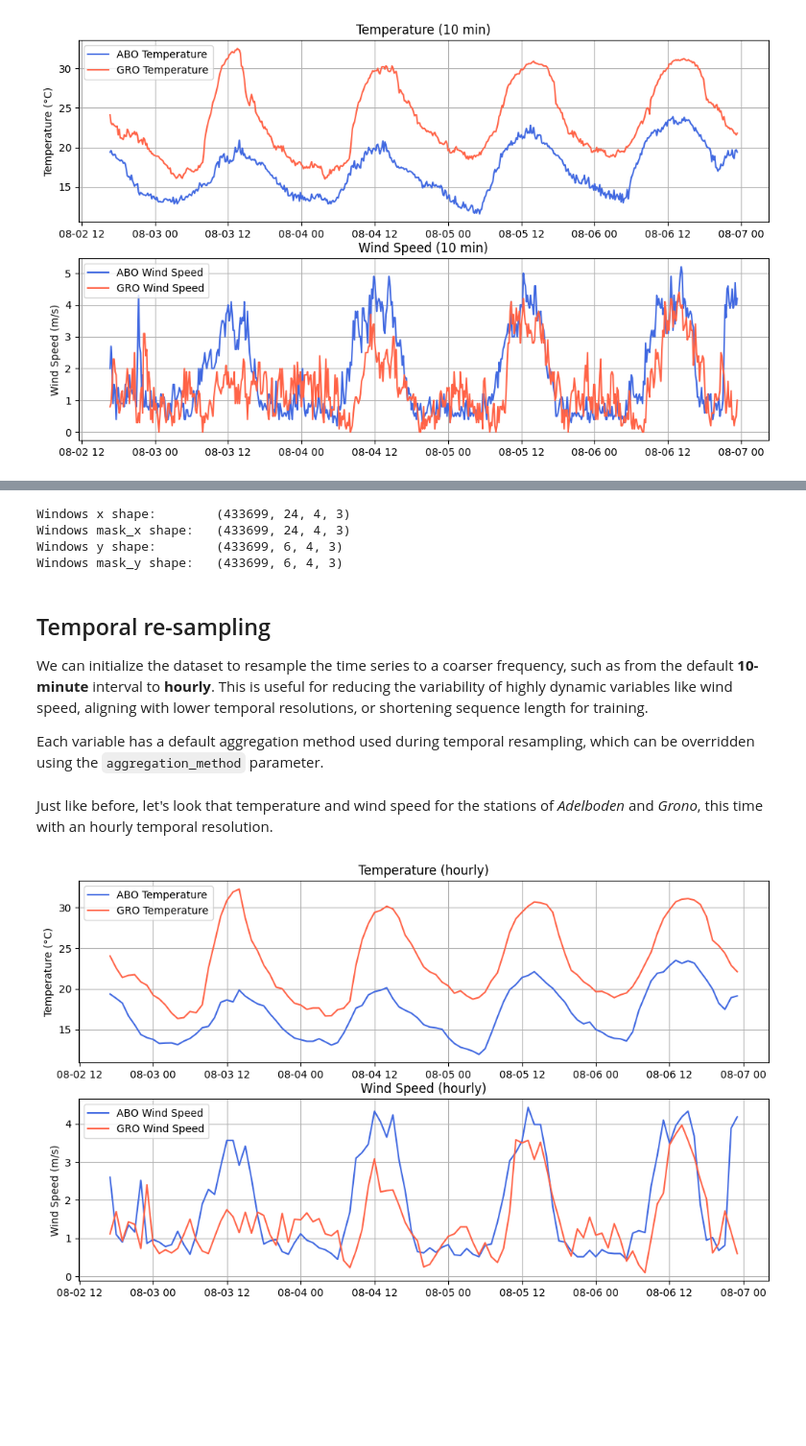
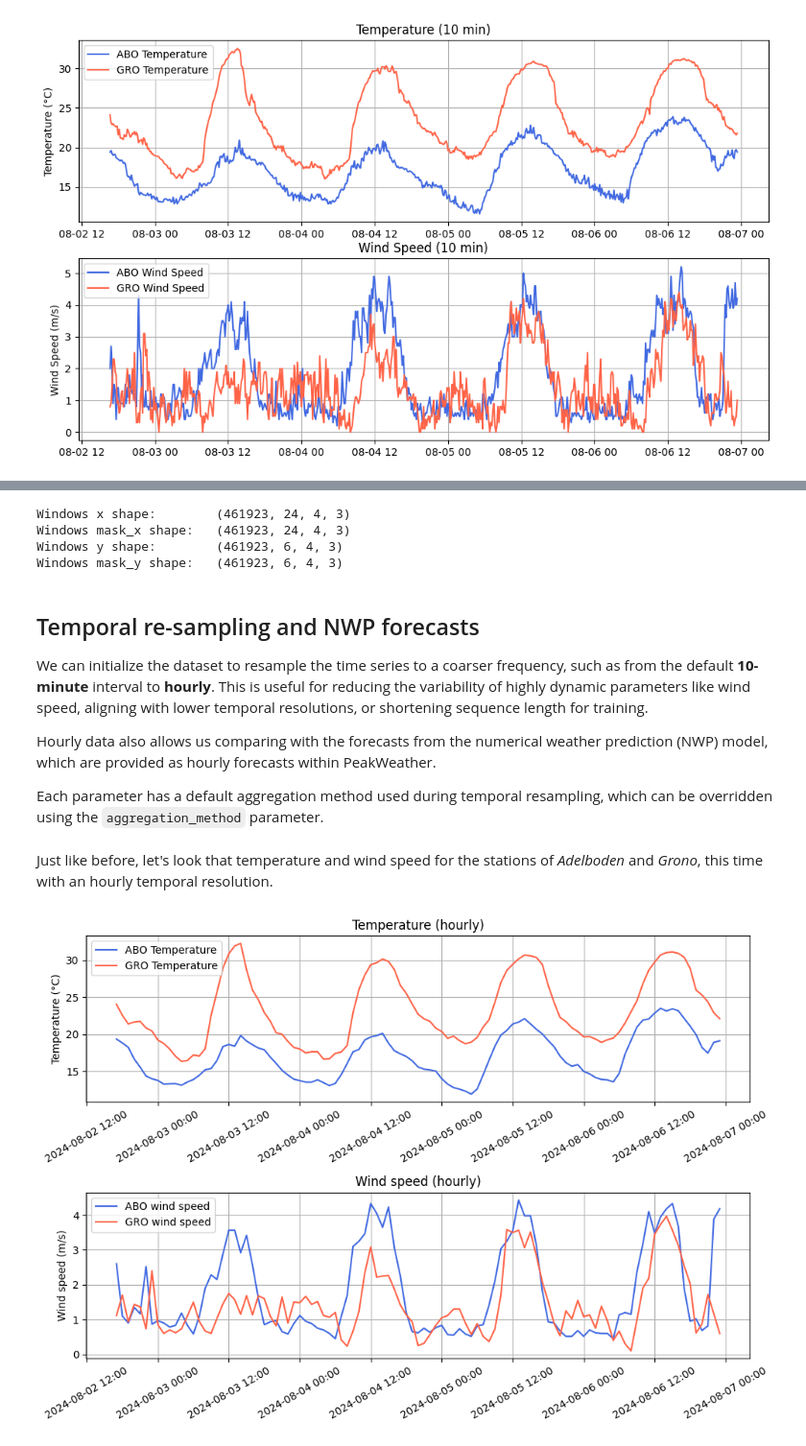
Before and after one commit to MeteoSwiss/PeakWeather, a Jupyter notebook: docs/source/examples/peakweather_demo.ipynb, the cells around one changed output, grey strips where cells are left out. Shown at 96% size. Cells and saved outputs as stored; diff of their text form; code cells hidden in the pictures; blank space fills up the shorter version.

```diff
--- a/docs/source/examples/peakweather_demo.ipynb
+++ b/docs/source/examples/peakweather_demo.ipynb
@@ -74,9 +75,6 @@ This prepares the data in a format that's easy to use with framework-specific da
 
 This returns arrays of shape `[n_w, w, n_s, n_f]` for the inputs `x` and `[n_w, h, n_s, n_f]` for the outputs `y`, where `n_w` is the number of windows (or examples/samples), `n_s` is the number of stations and `n_f` is the number of features.
 # %%
-lookback_size = 24
-horizon_size = 6
-
 windows = dataset.get_windows(
     window_size=24,  # number of lookback time steps
     horizon_size=6,  # number of lead times to be predicted
@@ -84,27 +82,31 @@ windows = dataset.get_windows(
     stations=['ABO', 'KLO', 'GRO', 'LUG']
 )
 
+# [num_windows, num_time_steps, num_stations, num_parameters]
 print(f"Windows x shape: \t{windows.x.shape}")
 print(f"Windows mask_x shape: \t{windows.mask_x.shape}")
 print(f"Windows y shape: \t{windows.y.shape}")
 print(f"Windows mask_y shape: \t{windows.mask_y.shape}")
 # %% [output]
-Windows x shape:        (433699, 24, 4, 3)
-Windows mask_x shape:   (433699, 24, 4, 3)
-Windows y shape:        (433699, 6, 4, 3)
-Windows mask_y shape:   (433699, 6, 4, 3)
+Windows x shape:        (461923, 24, 4, 3)
+Windows mask_x shape:   (461923, 24, 4, 3)
+Windows y shape:        (461923, 6, 4, 3)
+Windows mask_y shape:   (461923, 6, 4, 3)
 # %% [markdown]
-## Temporal re-sampling
+## Temporal re-sampling and NWP forecasts
 
 We can initialize the dataset to resample the time series to a coarser frequency, such as from the default **10-minute** interval to **hourly**.
-This is useful for reducing the variability of highly dynamic variables like wind speed, aligning with lower temporal resolutions, or shortening sequence length for training.
+This is useful for reducing the variability of highly dynamic parameters like wind speed, aligning with lower temporal resolutions, or shortening sequence length for training.
 
-Each variable has a default aggregation method used during temporal resampling, which can be overridden using the `aggregation_method` parameter.
+Hourly data also allows us comparing with the forecasts from the numerical weather prediction (NWP) model, which are provided as hourly forecasts within PeakWeather.
+
+Each parameter has a default aggregation method used during temporal resampling, which can be overridden using the `aggregation_method` parameter.
 # %%
 dataset = PeakWeatherDataset(
     freq='h',
     aggregation_methods={'temperature': 'mean',
-                         'humidity': 'mean'}
+                         'wind_gust': 'max'},
+    extended_nwp_pars=['temperature', 'wind_u', 'wind_v']
 )
 # %% [markdown]
 Just like before, let's look that temperature and wind speed for the stations of *Adelboden* and *Grono*, this time with an hourly temporal resolution.
@@ -117,24 +119,32 @@ df, mask = dataset.get_observations(
     return_mask=True
 )
 # %%
-fig, ax = plt.subplots(2, figsize=(12,7))
+fig, ax = plt.subplots(2, figsize=(10, 7))
 
 # Plot temperature
 ax[0].plot(df.index, df['ABO', 'temperature'], label='ABO Temperature', color='royalblue')
 ax[0].plot(df.index, df['GRO', 'temperature'], label='GRO Temperature', color='tomato')
 ax[0].set_title('Temperature (hourly)')
 ax[0].set_ylabel('Temperature (°C)')
 ax[0].legend()
 ax[0].grid(True)
 
-# Plot wind speed
-ax[1].plot(df.index, df['ABO', 'wind_speed'], label='ABO Wind Speed', color='royalblue')
-ax[1].plot(df.index, df['GRO', 'wind_speed'], label='GRO Wind Speed', color='tomato')
-ax[1].set_title('Wind Speed (hourly)')
-ax[1].set_ylabel('Wind Speed (m/s)')
+ax[1].plot(df.index, df['ABO', 'wind_speed'], label='ABO wind speed', color='royalblue')
+ax[1].plot(df.index, df['GRO', 'wind_speed'], label='GRO wind speed', color='tomato')
+ax[1].set_title('Wind speed (hourly)')
+ax[1].set_ylabel('Wind speed (m/s)')
 ax[1].legend()
 ax[1].grid(True)
 
+ax[0].xaxis.set_major_formatter(mdates.DateFormatter('%Y-%m-%d %H:%M'))
+ax[0].xaxis.set_major_locator(mdates.AutoDateLocator())
+ax[0].tick_params(axis='x', rotation=30)
+
+ax[1].xaxis.set_major_formatter(mdates.DateFormatter('%Y-%m-%d %H:%M'))
+ax[1].xaxis.set_major_locator(mdates.AutoDateLocator())
+ax[1].tick_params(axis='x', rotation=30)
+
+plt.tight_layout()
 plt.show()
 # %% [output]
-[figure, old version]
+[figure, new version]
```
Also changed, not shown: parts of 17 cells of this notebook, 12 other files.
